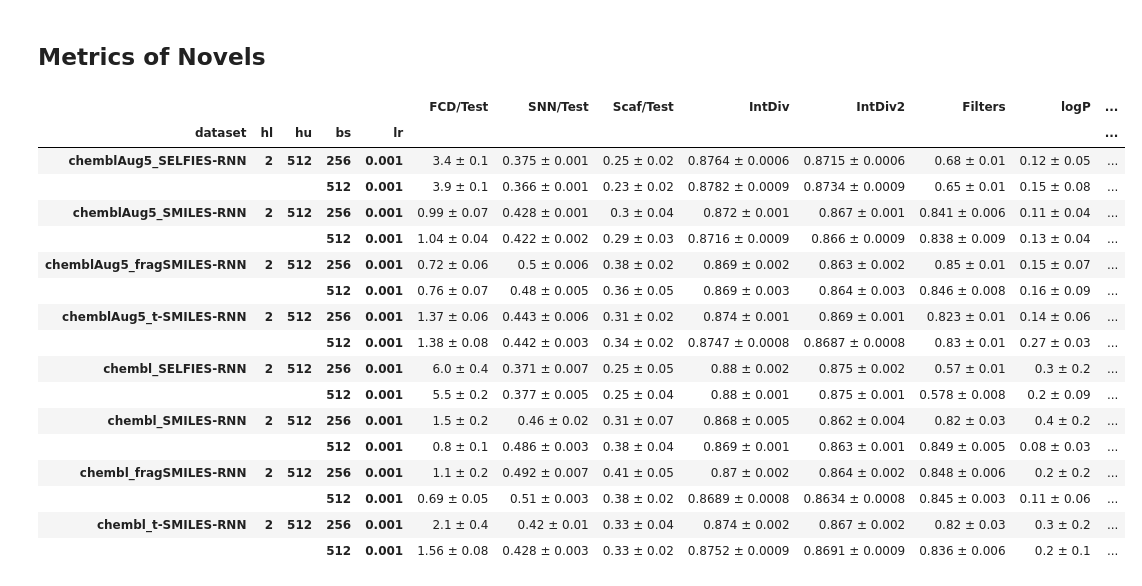
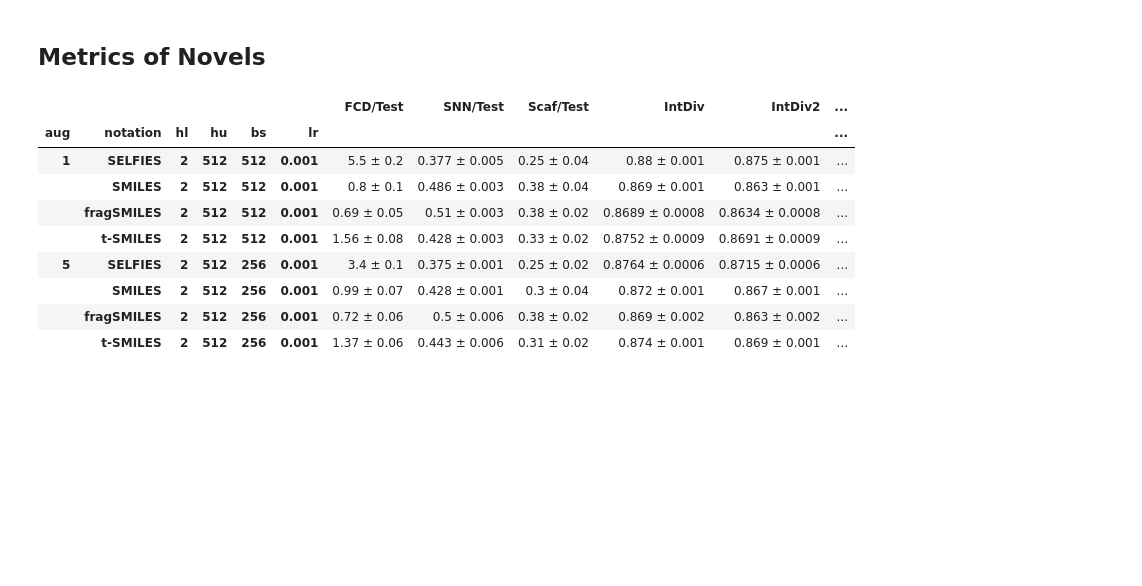
Before and after one commit to f48r1/fragsmiles, a Jupyter notebook: 07_metricChembl.ipynb, the cells around one changed output. Saved outputs shown, nothing was run; the diff lists cells and outputs as text; code cells hidden in the pictures; blank space fills up the shorter version.

```diff
--- a/07_metricChembl.ipynb
+++ b/07_metricChembl.ipynb
@@ -41,5 +57,5 @@ evaluators_table = pd.concat([evaluator.get_as_DFcell() for evaluator in evaluat
 # %%
-evaluators_table = evaluators_table.groupby(['hl','hu','bs','lr']).agg(lambda x: x.dropna())
+evaluators_table = evaluators_table.drop(columns=['dataset','notation']).groupby(['aug','hl','hu','bs','lr',]).agg(lambda x: x.dropna())
 # %%
 evaluators_table
 # %% [output]
@@ -279,6 +303,6 @@ genChirStats.to_csv('results/07_grisoniChirals.csv')
 ## Metrics of Novels
 # %%
 novels = pd.concat( [evaluator.getResultsNovels() for evaluator in evaluators], ignore_index=True)
-novels.drop(columns=['amount','epoch','T'],inplace=True)
+novels.drop(columns=['amount','epoch','T','dataset'],inplace=True)
 # %%
-novGrp=novels.fillna(-1).groupby(['dataset','hl','hu','bs','lr'], as_index=True, dropna=False)
+novGrp=novels.groupby(['aug','notation','hl','hu','bs','lr'], as_index=True, dropna=False)
@@ -289,26 +311,18 @@ novStats=novGrp.describe().loc(axis=1)[ ( slice(None),['mean','std'] ) ].drop(co
 # %%
 novStats = ResultsFromMeanStdDF(novStats)
 # %%
-novStats.query(' ( hl==2 and hu==512 and bs==256 ) or ( hl==2 and hu==512 and bs==512 ) ')
+novStats.query(' (aug==5 and hl==2 and hu==512 and bs==256 ) or (aug==1 and hl==2 and hu==512 and bs==512 ) ')
 # %% [output]
-|  |  |  |  |  | FCD/Test | SNN/Test | Scaf/Test | IntDiv | IntDiv2 | Filters | logP | ... |
-| dataset | hl | hu | bs | lr |  |  |  |  |  |  |  | ... |
-| chemblAug5_SELFIES-RNN | 2 | 512 | 256 | 0.001 | 3.4 ± 0.1 | 0.375 ± 0.001 | 0.25 ± 0.02 | 0.8764 ± 0.0006 | 0.8715 ± 0.0006 | 0.68 ± 0.01 | 0.12 ± 0.05 | ... |
-|  |  |  | 512 | 0.001 | 3.9 ± 0.1 | 0.366 ± 0.001 | 0.23 ± 0.02 | 0.8782 ± 0.0009 | 0.8734 ± 0.0009 | 0.65 ± 0.01 | 0.15 ± 0.08 | ... |
-| chemblAug5_SMILES-RNN | 2 | 512 | 256 | 0.001 | 0.99 ± 0.07 | 0.428 ± 0.001 | 0.3 ± 0.04 | 0.872 ± 0.001 | 0.867 ± 0.001 | 0.841 ± 0.006 | 0.11 ± 0.04 | ... |
-|  |  |  | 512 | 0.001 | 1.04 ± 0.04 | 0.422 ± 0.002 | 0.29 ± 0.03 | 0.8716 ± 0.0009 | 0.866 ± 0.0009 | 0.838 ± 0.009 | 0.13 ± 0.04 | ... |
-| chemblAug5_fragSMILES-RNN | 2 | 512 | 256 | 0.001 | 0.72 ± 0.06 | 0.5 ± 0.006 | 0.38 ± 0.02 | 0.869 ± 0.002 | 0.863 ± 0.002 | 0.85 ± 0.01 | 0.15 ± 0.07 | ... |
-|  |  |  | 512 | 0.001 | 0.76 ± 0.07 | 0.48 ± 0.005 | 0.36 ± 0.05 | 0.869 ± 0.003 | 0.864 ± 0.003 | 0.846 ± 0.008 | 0.16 ± 0.09 | ... |
-| chemblAug5_t-SMILES-RNN | 2 | 512 | 256 | 0.001 | 1.37 ± 0.06 | 0.443 ± 0.006 | 0.31 ± 0.02 | 0.874 ± 0.001 | 0.869 ± 0.001 | 0.823 ± 0.01 | 0.14 ± 0.06 | ... |
-|  |  |  | 512 | 0.001 | 1.38 ± 0.08 | 0.442 ± 0.003 | 0.34 ± 0.02 | 0.8747 ± 0.0008 | 0.8687 ± 0.0008 | 0.83 ± 0.01 | 0.27 ± 0.03 | ... |
-| chembl_SELFIES-RNN | 2 | 512 | 256 | 0.001 | 6.0 ± 0.4 | 0.371 ± 0.007 | 0.25 ± 0.05 | 0.88 ± 0.002 | 0.875 ± 0.002 | 0.57 ± 0.01 | 0.3 ± 0.2 | ... |
-|  |  |  | 512 | 0.001 | 5.5 ± 0.2 | 0.377 ± 0.005 | 0.25 ± 0.04 | 0.88 ± 0.001 | 0.875 ± 0.001 | 0.578 ± 0.008 | 0.2 ± 0.09 | ... |
-| chembl_SMILES-RNN | 2 | 512 | 256 | 0.001 | 1.5 ± 0.2 | 0.46 ± 0.02 | 0.31 ± 0.07 | 0.868 ± 0.005 | 0.862 ± 0.004 | 0.82 ± 0.03 | 0.4 ± 0.2 | ... |
-|  |  |  | 512 | 0.001 | 0.8 ± 0.1 | 0.486 ± 0.003 | 0.38 ± 0.04 | 0.869 ± 0.001 | 0.863 ± 0.001 | 0.849 ± 0.005 | 0.08 ± 0.03 | ... |
-| chembl_fragSMILES-RNN | 2 | 512 | 256 | 0.001 | 1.1 ± 0.2 | 0.492 ± 0.007 | 0.41 ± 0.05 | 0.87 ± 0.002 | 0.864 ± 0.002 | 0.848 ± 0.006 | 0.2 ± 0.2 | ... |
-|  |  |  | 512 | 0.001 | 0.69 ± 0.05 | 0.51 ± 0.003 | 0.38 ± 0.02 | 0.8689 ± 0.0008 | 0.8634 ± 0.0008 | 0.845 ± 0.003 | 0.11 ± 0.06 | ... |
-| chembl_t-SMILES-RNN | 2 | 512 | 256 | 0.001 | 2.1 ± 0.4 | 0.42 ± 0.01 | 0.33 ± 0.04 | 0.874 ± 0.002 | 0.867 ± 0.002 | 0.82 ± 0.03 | 0.3 ± 0.2 | ... |
-|  |  |  | 512 | 0.001 | 1.56 ± 0.08 | 0.428 ± 0.003 | 0.33 ± 0.02 | 0.8752 ± 0.0009 | 0.8691 ± 0.0009 | 0.836 ± 0.006 | 0.2 ± 0.1 | ... |
+|  |  |  |  |  |  | FCD/Test | SNN/Test | Scaf/Test | IntDiv | IntDiv2 | ... |
+| aug | notation | hl | hu | bs | lr |  |  |  |  |  | ... |
+| 1 | SELFIES | 2 | 512 | 512 | 0.001 | 5.5 ± 0.2 | 0.377 ± 0.005 | 0.25 ± 0.04 | 0.88 ± 0.001 | 0.875 ± 0.001 | ... |
+|  | SMILES | 2 | 512 | 512 | 0.001 | 0.8 ± 0.1 | 0.486 ± 0.003 | 0.38 ± 0.04 | 0.869 ± 0.001 | 0.863 ± 0.001 | ... |
+|  | fragSMILES | 2 | 512 | 512 | 0.001 | 0.69 ± 0.05 | 0.51 ± 0.003 | 0.38 ± 0.02 | 0.8689 ± 0.0008 | 0.8634 ± 0.0008 | ... |
+|  | t-SMILES | 2 | 512 | 512 | 0.001 | 1.56 ± 0.08 | 0.428 ± 0.003 | 0.33 ± 0.02 | 0.8752 ± 0.0009 | 0.8691 ± 0.0009 | ... |
+| 5 | SELFIES | 2 | 512 | 256 | 0.001 | 3.4 ± 0.1 | 0.375 ± 0.001 | 0.25 ± 0.02 | 0.8764 ± 0.0006 | 0.8715 ± 0.0006 | ... |
+|  | SMILES | 2 | 512 | 256 | 0.001 | 0.99 ± 0.07 | 0.428 ± 0.001 | 0.3 ± 0.04 | 0.872 ± 0.001 | 0.867 ± 0.001 | ... |
+|  | fragSMILES | 2 | 512 | 256 | 0.001 | 0.72 ± 0.06 | 0.5 ± 0.006 | 0.38 ± 0.02 | 0.869 ± 0.002 | 0.863 ± 0.002 | ... |
+|  | t-SMILES | 2 | 512 | 256 | 0.001 | 1.37 ± 0.06 | 0.443 ± 0.006 | 0.31 ± 0.02 | 0.874 ± 0.001 | 0.869 ± 0.001 | ... |
 # %%
 novStats.T.to_csv('results/07_grisoniNovelMetrics.csv')
 # %%
```
Also changed, not shown: parts of 19 cells of this notebook, 43 other files.
